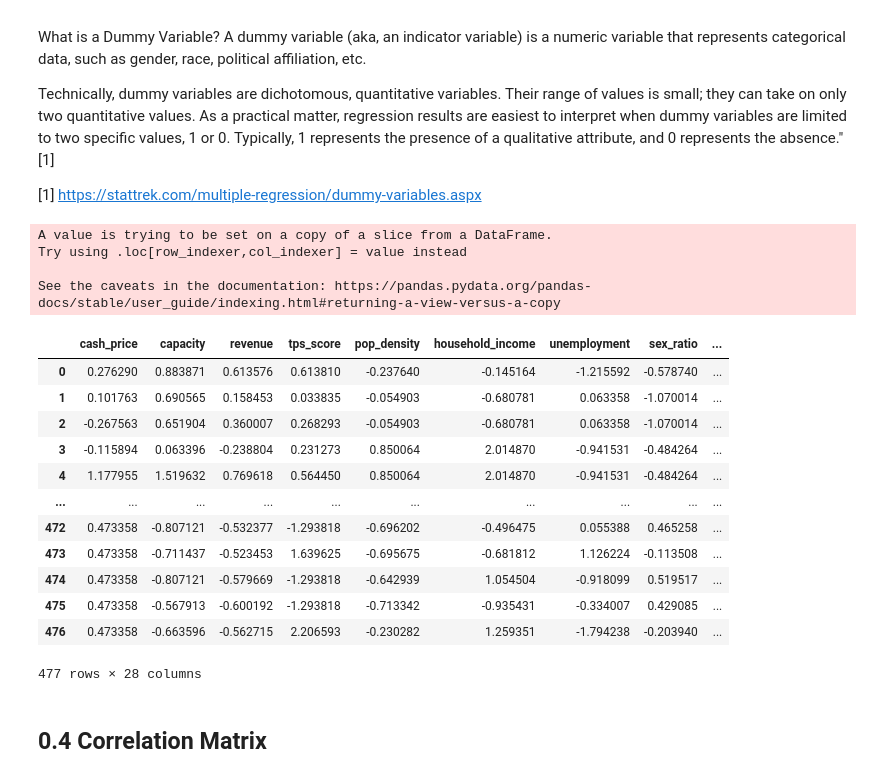
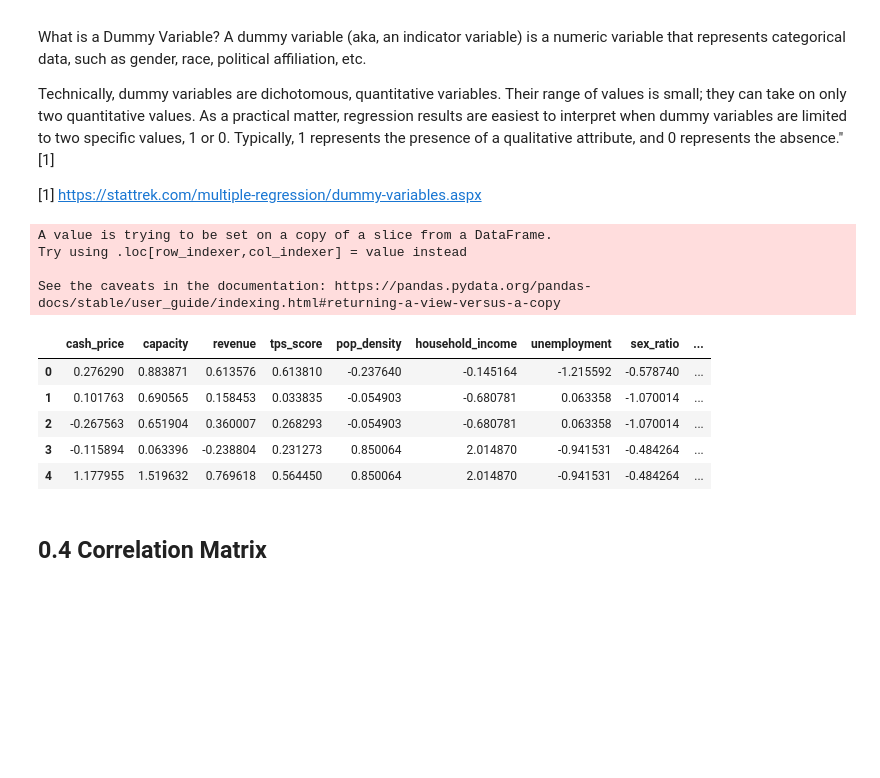
Before and after one commit to junting-huang/ds4a_project, a Jupyter notebook: regression_model.ipynb, the cells around one changed output. Drawn from its saved outputs; the diff is of its cells as text; code cells hidden in the pictures; blank space fills up the shorter version.

```diff
--- a/regression_model.ipynb
+++ b/regression_model.ipynb
@@ -106,37 +95,30 @@ Technically, dummy variables are dichotomous, quantitative variables. Their rang
 # %%
 # reset index for dfs
 df_copy['index'] = df_copy.index
 df_copy = df_copy.sort_values(by=['cpt_code','index'])
 
 df_copy = df_copy.reset_index()
 df = df.reset_index()
 df_st = df_st.reset_index()
 
 # create dummy variables
 cat_variables = df_copy[['ownership','type','service_cat']]
 cat_dummies = pd.get_dummies(cat_variables)
 
 df_cat = pd.concat([df_st, cat_dummies], axis=1)
 df_cat = df_cat.drop(['index','cpt_code'],axis=1)
-df_cat
+df_cat.head()
 # %% [output]
 A value is trying to be set on a copy of a slice from a DataFrame.
 Try using .loc[row_indexer,col_indexer] = value instead
 
 See the caveats in the documentation: https://pandas.pydata.org/pandas-docs/stable/user_guide/indexing.html#returning-a-view-versus-a-copy
 |  | cash_price | capacity | revenue | tps_score | pop_density | household_income | unemployment | sex_ratio | ... |
 | 0 | 0.276290 | 0.883871 | 0.613576 | 0.613810 | -0.237640 | -0.145164 | -1.215592 | -0.578740 | ... |
 | 1 | 0.101763 | 0.690565 | 0.158453 | 0.033835 | -0.054903 | -0.680781 | 0.063358 | -1.070014 | ... |
 | 2 | -0.267563 | 0.651904 | 0.360007 | 0.268293 | -0.054903 | -0.680781 | 0.063358 | -1.070014 | ... |
 | 3 | -0.115894 | 0.063396 | -0.238804 | 0.231273 | 0.850064 | 2.014870 | -0.941531 | -0.484264 | ... |
 | 4 | 1.177955 | 1.519632 | 0.769618 | 0.564450 | 0.850064 | 2.014870 | -0.941531 | -0.484264 | ... |
-| ... | ... | ... | ... | ... | ... | ... | ... | ... | ... |
-| 472 | 0.473358 | -0.807121 | -0.532377 | -1.293818 | -0.696202 | -0.496475 | 0.055388 | 0.465258 | ... |
-| 473 | 0.473358 | -0.711437 | -0.523453 | 1.639625 | -0.695675 | -0.681812 | 1.126224 | -0.113508 | ... |
-| 474 | 0.473358 | -0.807121 | -0.579669 | -1.293818 | -0.642939 | 1.054504 | -0.918099 | 0.519517 | ... |
-| 475 | 0.473358 | -0.567913 | -0.600192 | -1.293818 | -0.713342 | -0.935431 | -0.334007 | 0.429085 | ... |
-| 476 | 0.473358 | -0.663596 | -0.562715 | 2.206593 | -0.230282 | 1.259351 | -1.794238 | -0.203940 | ... |
-477 rows × 28 columns
 # %% [markdown]
 ## 0.4 Correlation Matrix
 # %%
```
Also changed, not shown: parts of 34 cells of this notebook.
